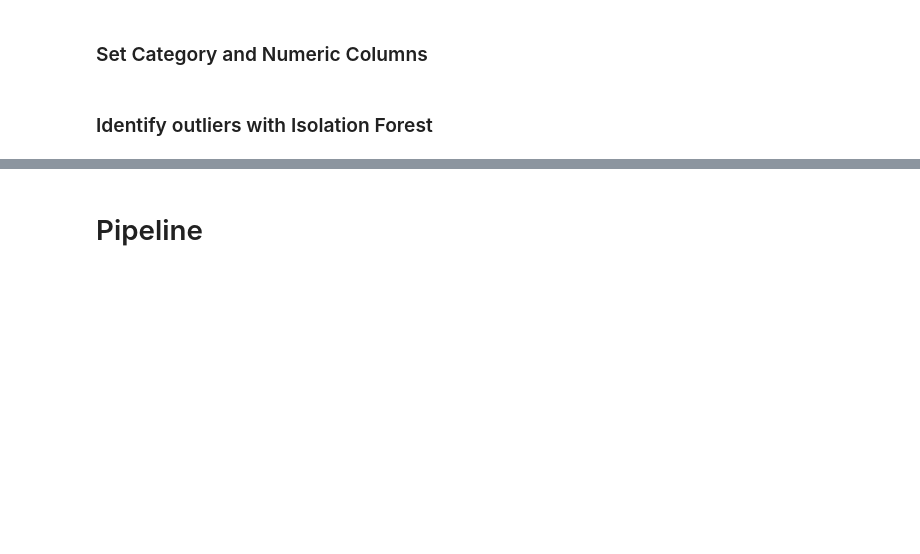
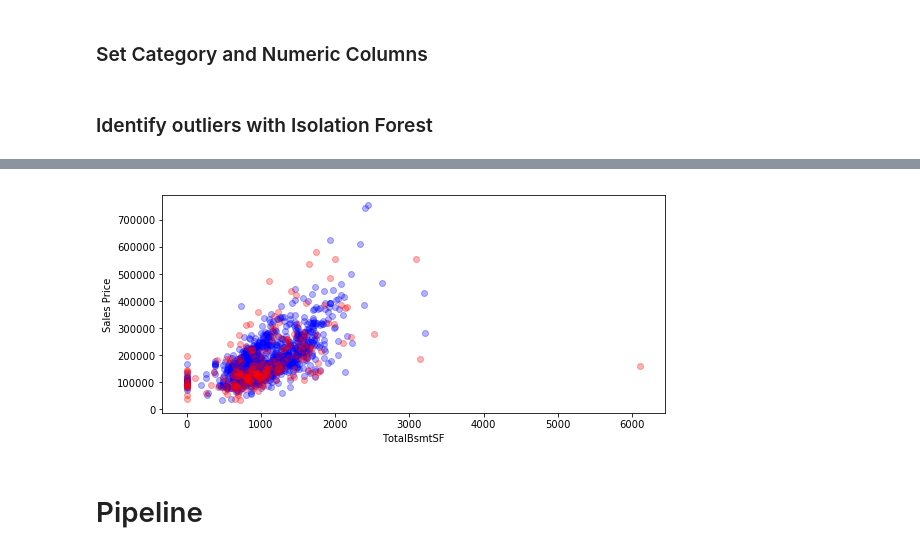
Before and after one commit to DJSherwood/House_Prices, a Jupyter notebook: OOPPipeline2.ipynb, the cells around one changed output, grey strips where cells are left out. Cells and saved outputs as stored; diff of their text form; code cells hidden in the pictures; blank space fills up the shorter version.

```diff
--- a/OOPPipeline2.ipynb
+++ b/OOPPipeline2.ipynb
@@ -307,3 +339,7 @@ hprObject.train['OutlierFlag'] = outlier_flag
+# %%
+plot_outliers1(col='TotalBsmtSF')
+# %% [output]
+[figure, added]
 # %% [markdown]
 # Pipeline
 # %% [markdown]
```
Also changed, not shown: parts of 4 cells of this notebook.
